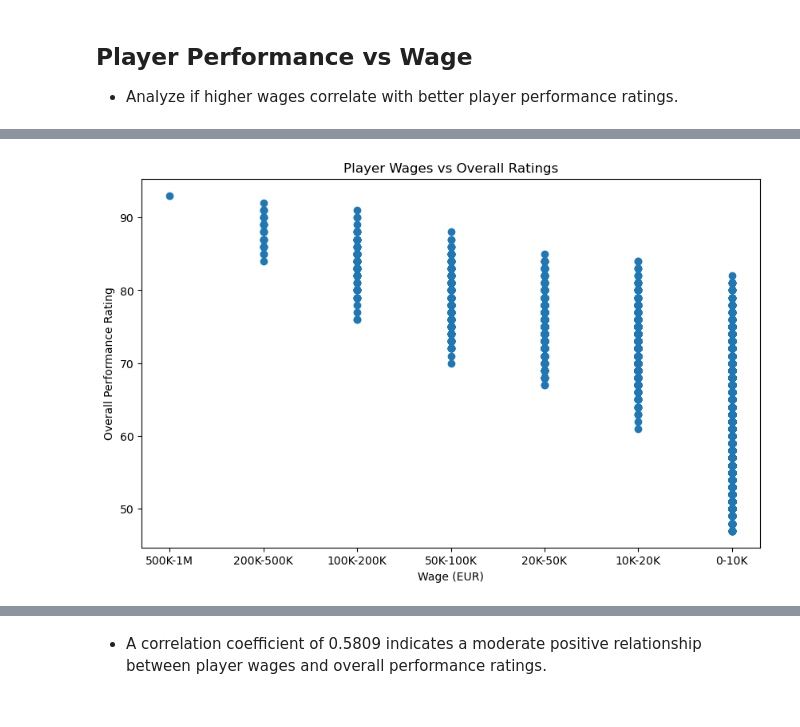
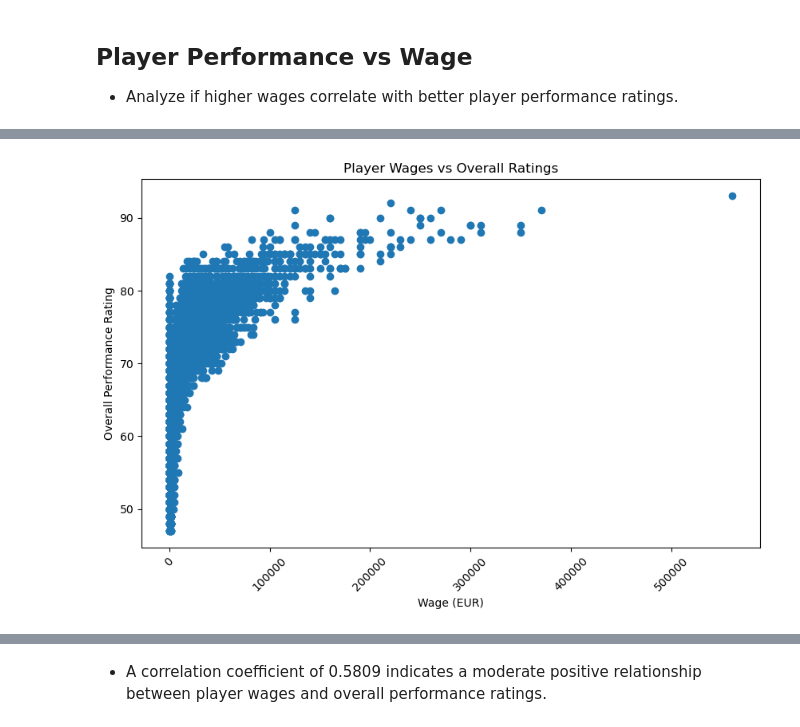
Before and after one commit to hiepxuanho/MSU-Project1, a Jupyter notebook: fifa21.ipynb, the cells around one changed output, grey strips where cells are left out. Saved outputs shown, nothing was run; the diff lists cells and outputs as text; code cells hidden in the pictures.

```diff
--- a/fifa21.ipynb
+++ b/fifa21.ipynb
@@ -129,3 +124,5 @@ wage_labels = ['0-10K', '10K-20K', '20K-50K', '50K-100K', '100K-200K', '200K-500
 # %%
 # Bin the wages
 df_performance['wage_bin'] = pd.cut(df_performance['wage_eur'], bins=wage_bins, labels=wage_labels)
+df_performance = df_performance.sort_values(by='wage_bin')
+df_performance
@@ -132,13 +143,14 @@ df_performance['wage_bin'] = pd.cut(df_performance['wage_eur'], bins=wage_bins,
 # %%
-# Step 3: Create a scatter plot to visualize the relationship
+# Create a scatter plot to visualize the relationship
 plt.figure(figsize=(10, 6))
-plt.scatter(df_performance['wage_bin'],df_performance['overall'])
+plt.scatter(df_performance['wage_eur'],df_performance['overall'])
 plt.title('Player Wages vs Overall Ratings')
 plt.xlabel('Wage (EUR)')
 plt.ylabel('Overall Performance Rating')
+plt.xticks(rotation=45)
 plt.show()
 # %% [output]
-[figure, old version]
+[figure, new version]
 # %%
 # Calculate the correlation coefficient
 correlation = df_performance['wage_eur'].corr(df_performance['overall'])
```
Also changed, not shown: parts of 14 cells of this notebook.
